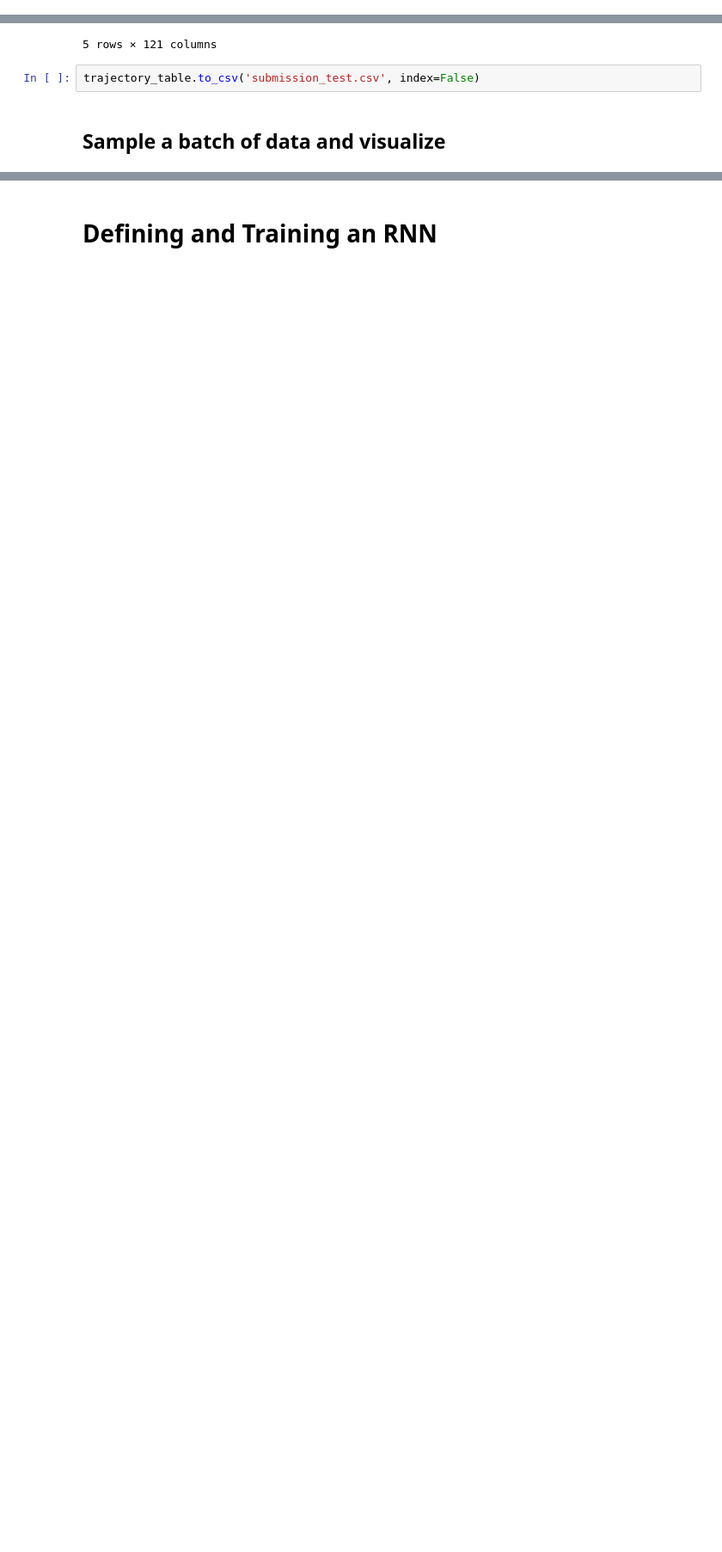
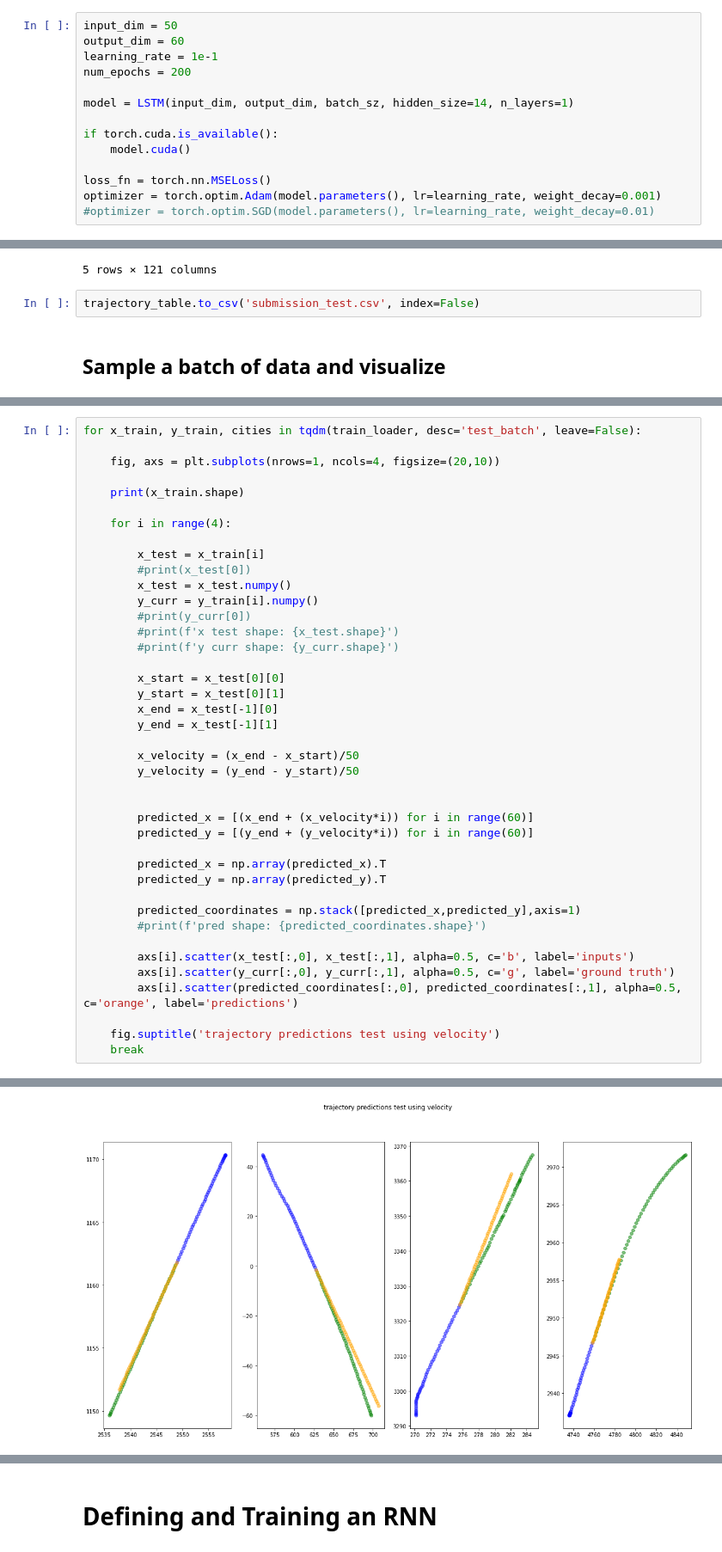
Before and after one commit to nwong524/CSE-151B-Project, a Jupyter notebook: Load_Argo2_Public.ipynb, the cells around one changed output, grey strips where cells are left out. Shown at 86% size. Cells and saved outputs as stored; diff of their text form; blank space fills up the shorter version.

```diff
--- a/Load_Argo2_Public.ipynb
+++ b/Load_Argo2_Public.ipynb
@@ -672,0 +882,14 @@ print(cities_test.shape)
+# %%
+input_dim = 50
+output_dim = 60
+learning_rate = 1e-1
+num_epochs = 200
+
+model = LSTM(input_dim, output_dim, batch_sz, hidden_size=14, n_layers=1)
+
+if torch.cuda.is_available():
+    model.cuda()
+
+loss_fn = torch.nn.MSELoss()
+optimizer = torch.optim.Adam(model.parameters(), lr=learning_rate, weight_decay=0.001)
+#optimizer = torch.optim.SGD(model.parameters(), lr=learning_rate, weight_decay=0.01)
@@ -843,0 +1177,42 @@ print(cities_test.shape)
+# %%
+for x_train, y_train, cities in tqdm(train_loader, desc='test_batch', leave=False):
+
+    fig, axs = plt.subplots(nrows=1, ncols=4, figsize=(20,10))
+
+    print(x_train.shape)
+
+    for i in range(4):
+
+        x_test = x_train[i]
+        #print(x_test[0])
+        x_test = x_test.numpy()
+        y_curr = y_train[i].numpy()
+        #print(y_curr[0])
+        #print(f'x test shape: {x_test.shape}')
+        #print(f'y curr shape: {y_curr.shape}')
+
+        x_start = x_test[0][0]
+        y_start = x_test[0][1]
+        x_end = x_test[-1][0]
+        y_end = x_test[-1][1]
+
+        x_velocity = (x_end - x_start)/50
+        y_velocity = (y_end - y_start)/50
+
+
+        predicted_x = [(x_end + (x_velocity*i)) for i in range(60)]
+        predicted_y = [(y_end + (y_velocity*i)) for i in range(60)]
+
+        predicted_x = np.array(predicted_x).T
+        predicted_y = np.array(predicted_y).T
+
+        predicted_coordinates = np.stack([predicted_x,predicted_y],axis=1)
+        #print(f'pred shape: {predicted_coordinates.shape}')
+
+        axs[i].scatter(x_test[:,0], x_test[:,1], alpha=0.5, c='b', label='inputs')
+        axs[i].scatter(y_curr[:,0], y_curr[:,1], alpha=0.5, c='g', label='ground truth')
+        axs[i].scatter(predicted_coordinates[:,0], predicted_coordinates[:,1], alpha=0.5, c='orange', label='predictions')
+
+    fig.suptitle('trajectory predictions test using velocity')
+    break
+# %% [output]
@@ -844,3 +1220,4 @@ print(cities_test.shape)
+[figure, added]
 # %%
 fig8, axs = plt.subplots(nrows=sample_size, ncols=2, figsize=(10,sample_size*5))
 
```
Also changed, not shown: parts of 25 cells of this notebook.
